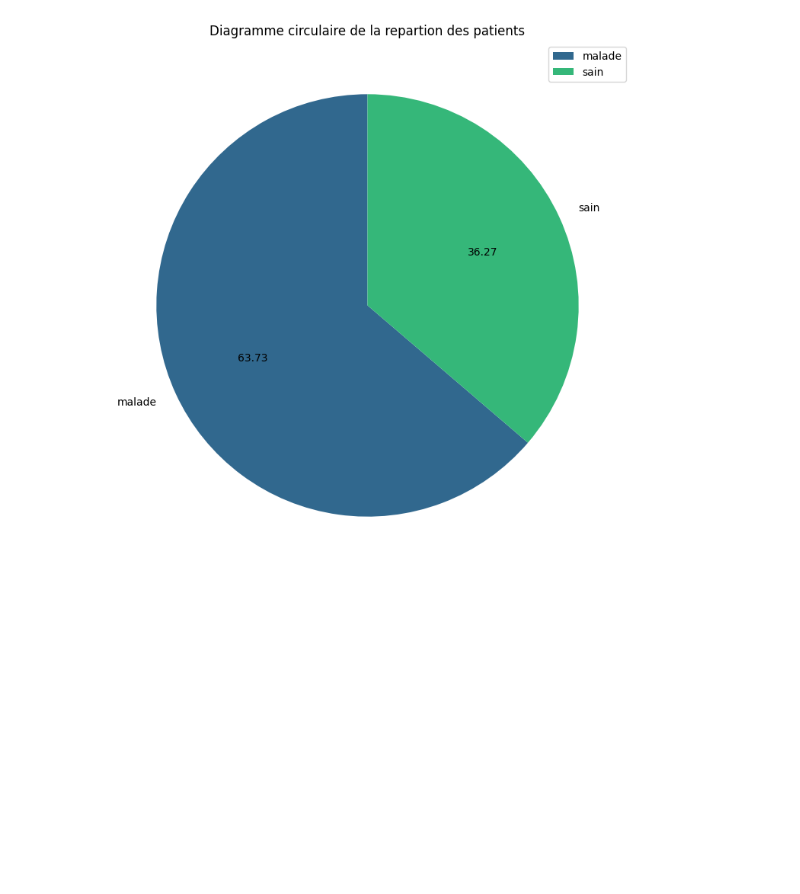
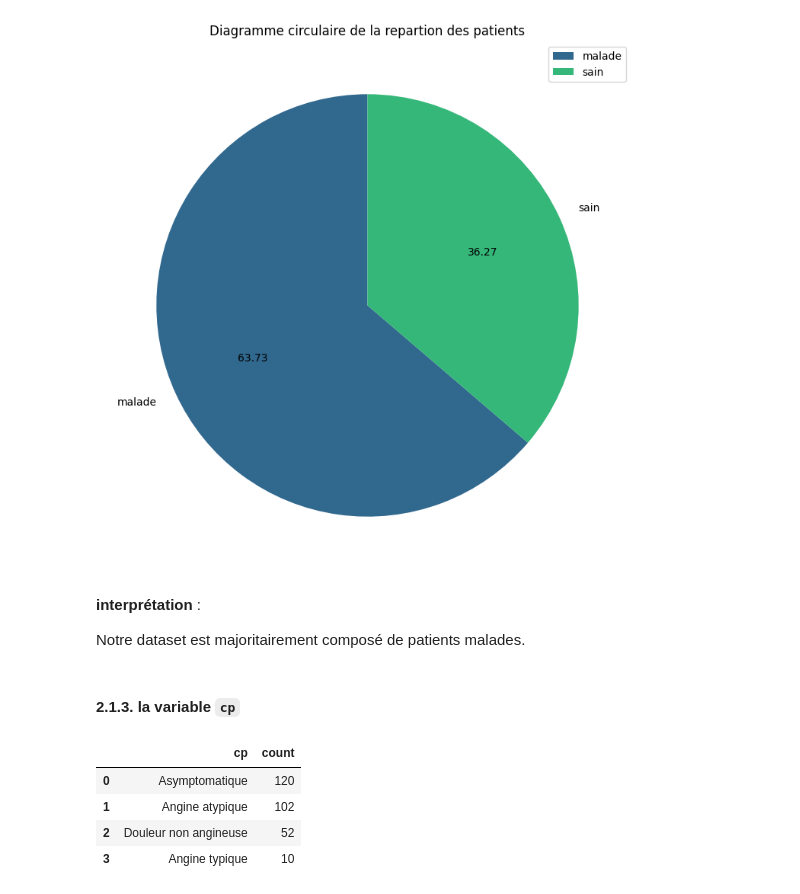
Before and after one commit to Harlequelrah/heart_attack_prediction, a Jupyter notebook: project/notebooks/analysis.ipynb, the cells around one changed output. Saved outputs shown, nothing was run; the diff lists cells and outputs as text; code cells hidden in the pictures; blank space fills up the shorter version.

```diff
--- a/project/notebooks/analysis.ipynb
+++ b/project/notebooks/analysis.ipynb
@@ -109,3 +109,26 @@ plt.title("Diagramme circulaire de la repartion des patients")
 plt.show()
 # %% [output]
 [figure]
+# %% [markdown]
+**interprétation** :
+
+Notre dataset est majoritairement composé de patients malades.
+# %% [markdown]
+#### **2.1.3. la variable `cp`**
+# %%
+# le compte par modalité
+cp_counts = data['cp'].value_counts().reset_index()
+# labelisation
+labels ={
+    1: "Angine typique",
+    2 :"Angine atypique",
+    3 : "Douleur non angineuse",
+    4 : "Asymptomatique"
+}
+cp_counts.replace({'cp':labels},inplace=True)
+# %% [output]
+|  | cp | count |
+| 0 | Asymptomatique | 120 |
+| 1 | Angine atypique | 102 |
+| 2 | Douleur non angineuse | 52 |
+| 3 | Angine typique | 10 |
```
Also changed, not shown: parts of 3 cells of this notebook.
